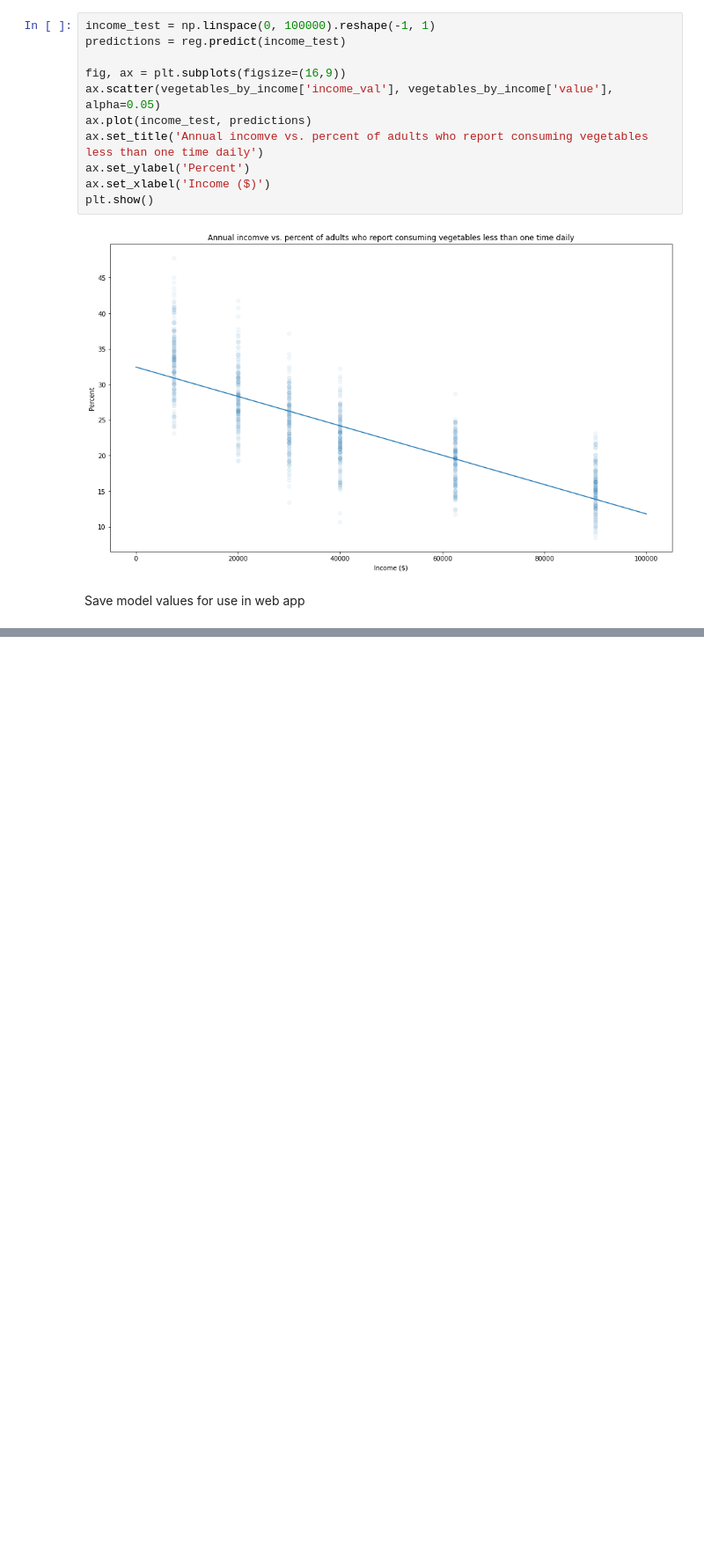
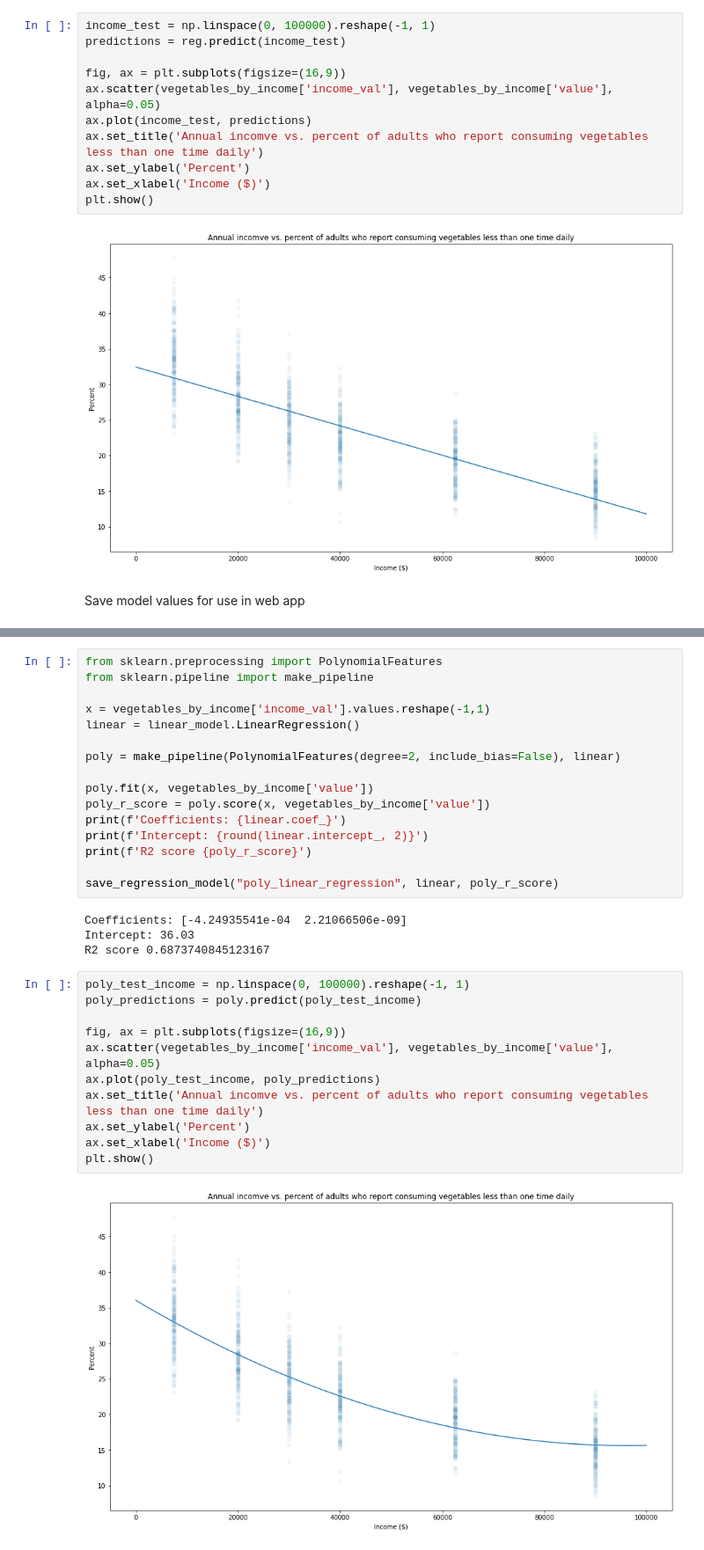
Before and after one commit to g-parki/ML-Algorithms, a Jupyter notebook: simple_linear/simple_linear_regression.ipynb, the cells around one changed output, grey strips where cells are left out. Shown at 88% size. Cells and saved outputs as stored; diff of their text form; blank space fills up the shorter version.

Commit message:
Add polynomial regression model and plot

```diff
--- a/simple_linear/simple_linear_regression.ipynb
+++ b/simple_linear/simple_linear_regression.ipynb
@@ -157,3 +169,36 @@ with open(json_model_path, 'w') as f:
     }, f)
 
 vegetables_by_income.to_csv(data_csv_path)
+# %%
+from sklearn.preprocessing import PolynomialFeatures
+from sklearn.pipeline import make_pipeline
+
+x = vegetables_by_income['income_val'].values.reshape(-1,1)
+linear = linear_model.LinearRegression()
+
+poly = make_pipeline(PolynomialFeatures(degree=2, include_bias=False), linear)
+
+poly.fit(x, vegetables_by_income['value'])
+poly_r_score = poly.score(x, vegetables_by_income['value'])
+print(f'Coefficients: {linear.coef_}')
+print(f'Intercept: {round(linear.intercept_, 2)}')
+print(f'R2 score {poly_r_score}')
+
+save_regression_model("poly_linear_regression", linear, poly_r_score)
+# %% [output]
+Coefficients: [-4.24935541e-04  2.21066506e-09]
+Intercept: 36.03
+R2 score 0.6873740845123167
+# %%
+poly_test_income = np.linspace(0, 100000).reshape(-1, 1)
+poly_predictions = poly.predict(poly_test_income)
+
+fig, ax = plt.subplots(figsize=(16,9))
+ax.scatter(vegetables_by_income['income_val'], vegetables_by_income['value'], alpha=0.05)
+ax.plot(poly_test_income, poly_predictions)
+ax.set_title('Annual incomve vs. percent of adults who report consuming vegetables less than one time daily')
+ax.set_ylabel('Percent')
+ax.set_xlabel('Income ($)')
+plt.show()
+# %% [output]
+[figure, added]
```
Also changed, not shown: parts of 3 cells of this notebook, 3 other files.
